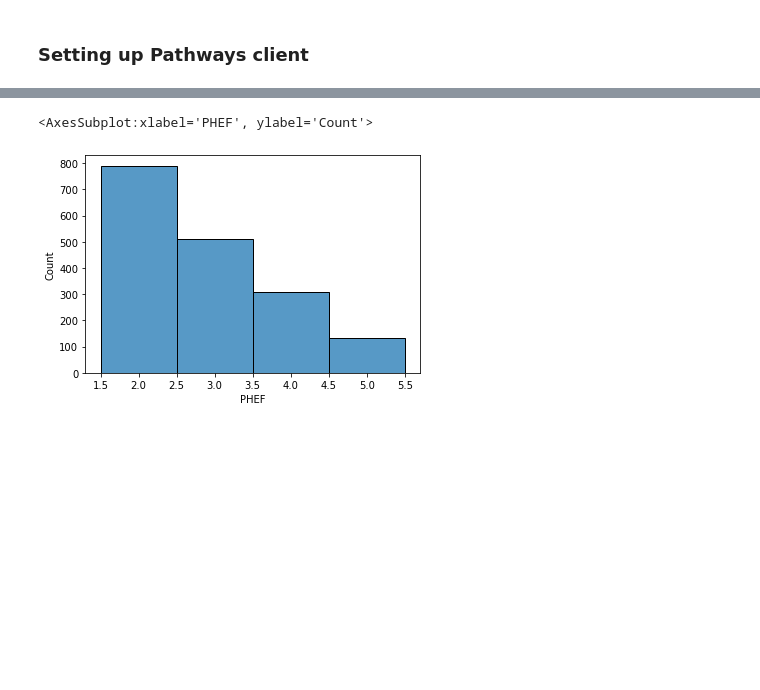
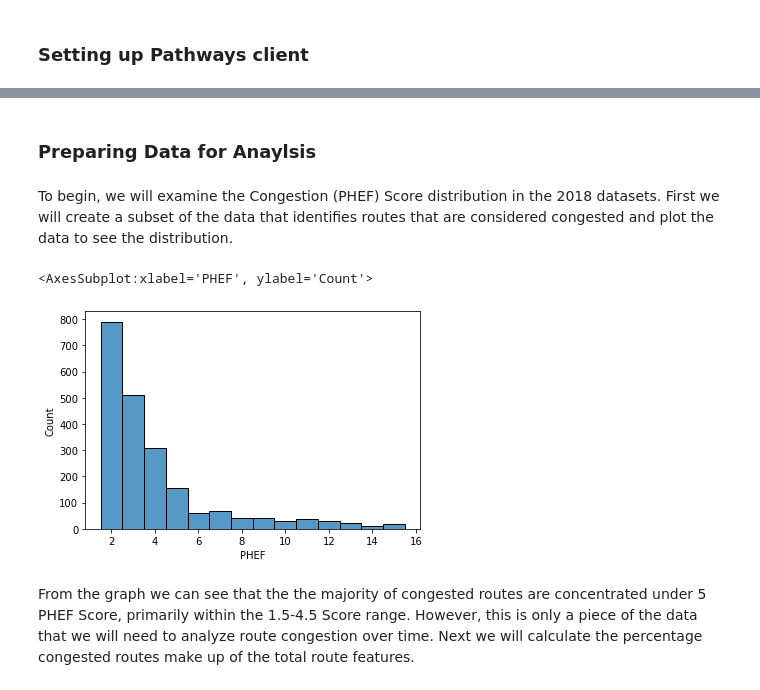
Before and after one commit to mjoireman/pathways-python, a Jupyter notebook: samples/gis_analysts_data_scientists/use_cases/02_congestion/congestion.ipynb, the cells around one changed output, grey strips where cells are left out. Cells and saved outputs as stored; diff of their text form; code cells hidden in the pictures; blank space fills up the shorter version.

```diff
--- a/samples/gis_analysts_data_scientists/use_cases/02_congestion/congestion.ipynb
+++ b/samples/gis_analysts_data_scientists/use_cases/02_congestion/congestion.ipynb
@@ -43,5 +49,13 @@ subset_phef2018weekday_df = phef2018weekday_df[(phef2018weekday_df.PHEF >= 1.5)
+# %% [markdown]
+### Preparing Data for Anaylsis
+# %% [markdown]
+To begin, we will examine the Congestion (PHEF) Score distribution in the 2018 datasets. First we will create a subset of the data that identifies routes that are considered congested and plot the data to see the distribution.
+# %%
+subset_phef2018weekday_df = phef2018weekday_df[(phef2018weekday_df.PHEF >= 1.5)]
 # %%
-sns.histplot(data=subset_phef2018weekday_df, x='PHEF', bins = 3, binwidth = 1)
+sns.histplot(data=subset_phef2018weekday_df, x='PHEF', binwidth = 1)
 # %% [output]
 <AxesSubplot:xlabel='PHEF', ylabel='Count'>
-[figure, old version]
+[figure, new version]
+# %% [markdown]
+From the graph we can see that the the majority of congested routes are concentrated under 5 PHEF Score, primarily within the 1.5-4.5 Score range. However, this is only a piece of the data that we will need to analyze route congestion over time. Next we will calculate the percentage congested routes make up of the total route features.
```
Also changed, not shown: parts of 34 cells of this notebook.
